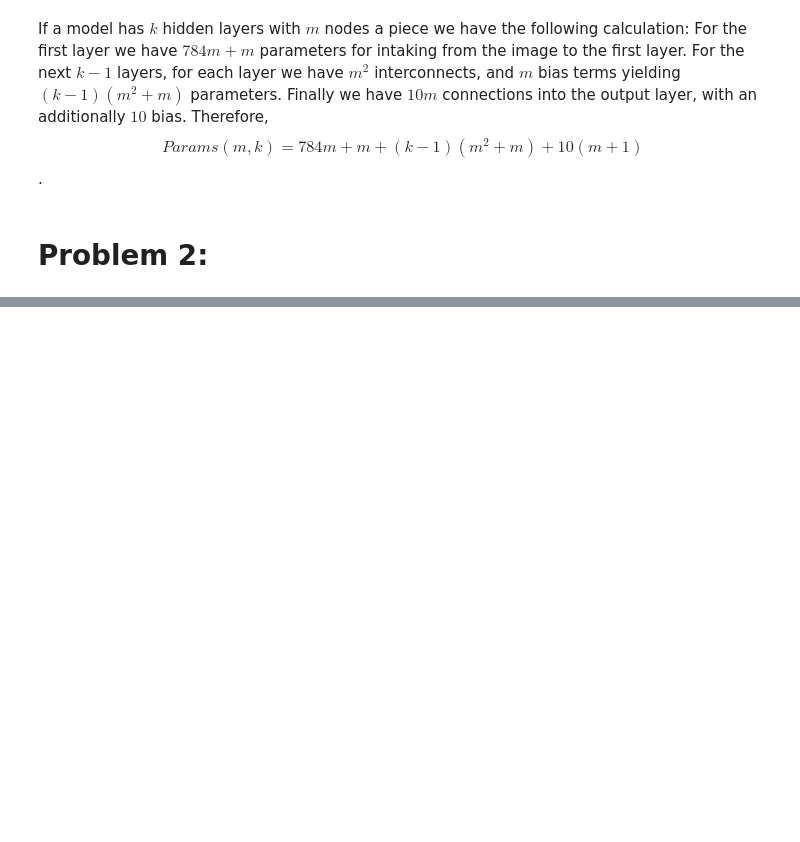
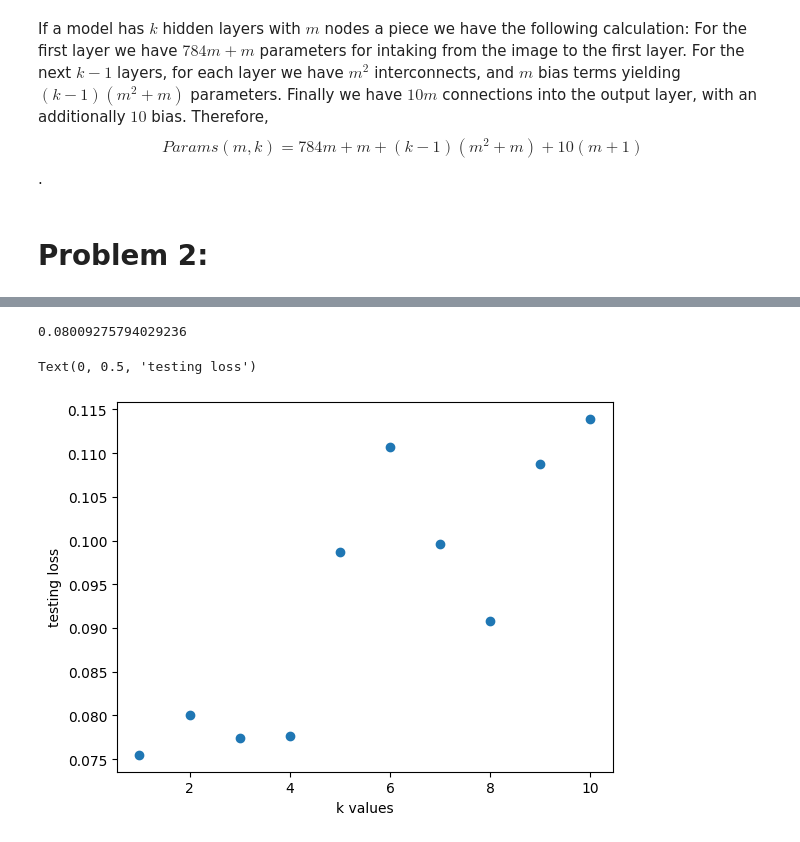
Before and after one commit to donky1135/mathLatexHW, a Jupyter notebook: deepLearning/hw2/hw2.ipynb, the cells around one changed output, grey strips where cells are left out. Cells and saved outputs as stored; diff of their text form; code cells hidden in the pictures; blank space fills up the shorter version.

```diff
--- a/deepLearning/hw2/hw2.ipynb
+++ b/deepLearning/hw2/hw2.ipynb
@@ -18,0 +45,3 @@ for the smaller of the two roots, the limit approaches -0.5, and since we know w
+# %%
+trainset = datasets.MNIST(root='./data', train=True, download=True, transform=transforms.ToTensor())
+testset = datasets.MNIST(root='./data', train=False, download=True, transform=transforms.ToTensor())
@@ -18,0 +123,7 @@ for the smaller of the two roots, the limit approaches -0.5, and since we know w
+# %%
+model3 = layerTesting(3,m_num(3,100000))
+model3.to(device)
+loss_function = torch.nn.CrossEntropyLoss()
+
+print("Initial Confusion Matrix")
+print( confusion_matrix( model3, test_x, test_y ) )
@@ -18,0 +144,28 @@ for the smaller of the two roots, the limit approaches -0.5, and since we know w
+# %%
+P = 100000
+batch_size = 256
+finalLoss = []
+for k in range(1,10+1):
+    model = layerTesting(k,m_num(k,P))
+    model = model.to(device)
+    optimizer = optim.Adam(model.parameters(), lr = 0.0005 )
+    for epochs in range(30):
+        total_loss = 0
+        for batch in range( train_x.shape[0] // batch_size ):
+            x_batch, y_batch = get_batch(train_x, train_y, batch_size)
+
+            optimizer.zero_grad()
+
+            logits = model( x_batch )
+            loss = loss_function( logits, y_batch )
+
+            loss.backward()
+            optimizer.step()
+
+            total_loss += loss.item()
+
+        print( k,"layer(s), total Loss over Batches:",total_loss )
+    finalLoss.append(loss_function(model(test_x), test_y))
+    print("Current Confusion Matrix")
+    print( confusion_matrix( model, test_x, test_y ) )
+    print()
@@ -18,0 +190,11 @@ for the smaller of the two roots, the limit approaches -0.5, and since we know w
+# %%
+print(finalLoss[1].item())
+# %% [output]
+0.08009275794029236
+# %%
+plt.plot([i for i in range(1,11)],[j.item() for j in finalLoss],'o')
+plt.xlabel("k values")
+plt.ylabel("testing loss")
+# %% [output]
+Text(0, 0.5, 'testing loss')
+[figure, added]
```
Also changed, not shown: parts of 12 cells of this notebook, 9 other files.
